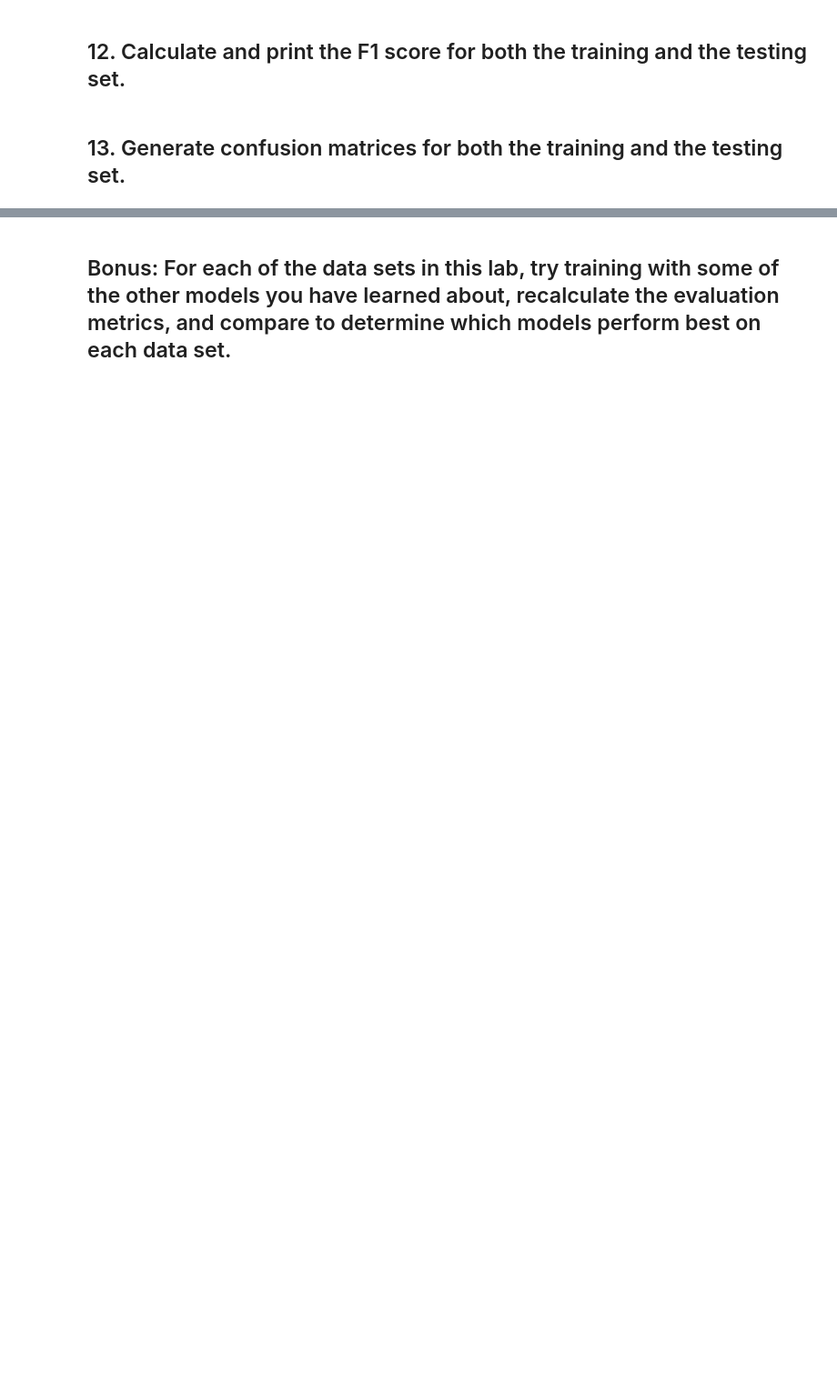
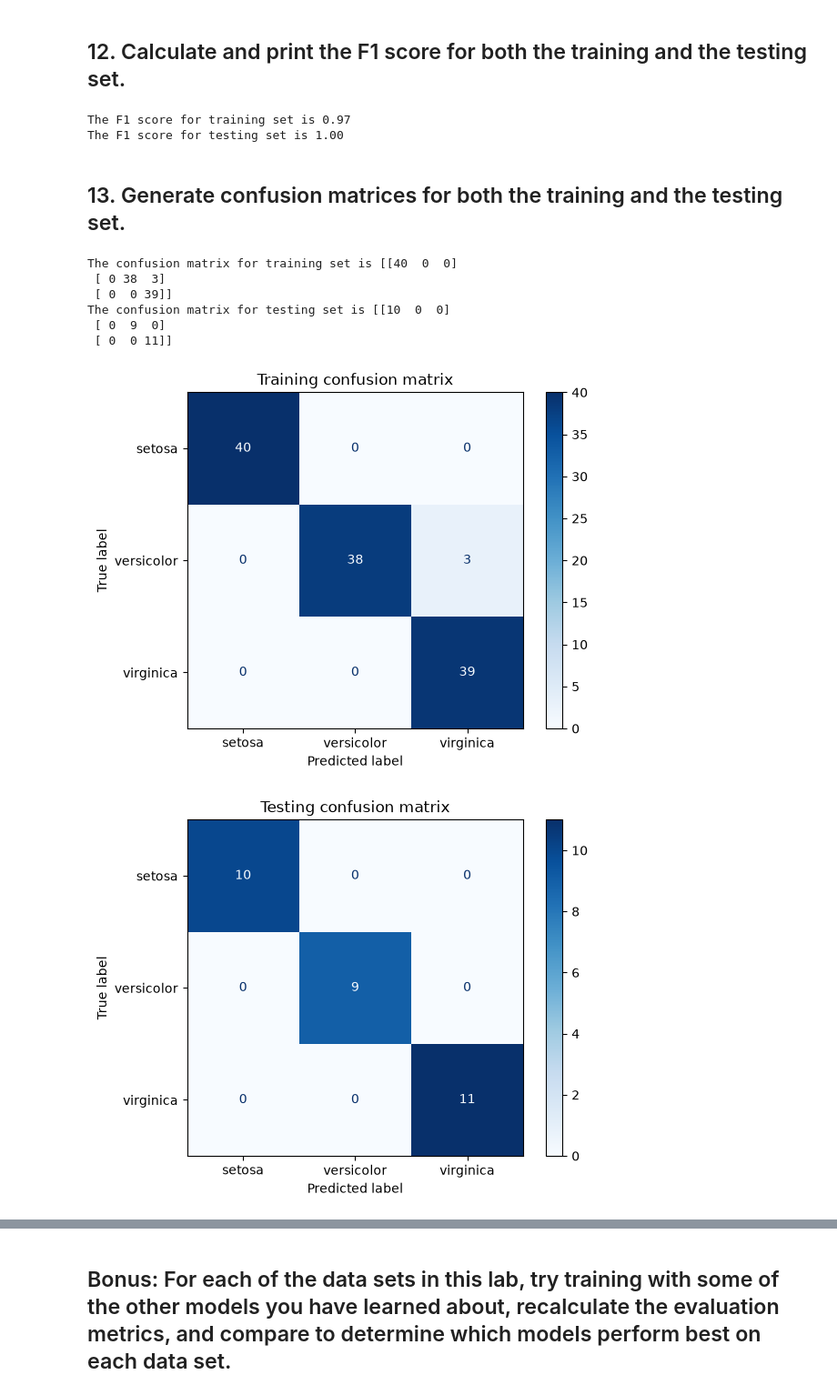
Before and after one commit to ironhack-labs/lab-supervised-learning-model-evaluation-en, a Jupyter notebook: your-code/main.ipynb, the cells around one changed output, grey strips where cells are left out. Shown at 91% size. Cells and saved outputs as stored; diff of their text form; code cells hidden in the pictures; blank space fills up the shorter version.

```diff
--- a/your-code/main.ipynb
+++ b/your-code/main.ipynb
@@ -71,4 +132,4 @@ The `MEDV` field represents the median value of owner-occupied homes (in $1000's
 ## Classification Model Evaluation
 # %%
 from sklearn.datasets import load_iris
-data = load_iris()
+flower_data = load_iris()
@@ -131,2 +216,4 @@ The `class` field represents the type of flower and is the target variable that
+# %%
+X_train, X_test, y_train, y_test = train_test_split(features, label, random_state= 42, test_size = 0.2)
 # %% [markdown]
 ## 7. Train a `LogisticRegression` model on this data set and generate predictions on both the training and the testing set.
@@ -135,2 +220,14 @@ The `class` field represents the type of flower and is the target variable that
+# %%
+from sklearn.linear_model import LogisticRegression
+
+flower_model = LogisticRegression() # initializing model
+
+flower_model.fit(X_train, y_train) # fitting model
+
+# predictions for training set
+y_train_pred = flower_model.predict(X_train)
+
+# predictions for testing set
+y_test_pred = flower_model.predict(X_test)
 # %% [markdown]
 ## 8. Calculate and print the accuracy score for both the training and the testing set.
@@ -155,2 +290,13 @@ The `class` field represents the type of flower and is the target variable that
+# %%
+F1_score_train = f1_score(y_train, y_train_pred, average = "weighted")
+
+print(f"The F1 score for training set is {F1_score_train:.2f}")
+
+F1_score_test = f1_score(y_test, y_test_pred, average = "weighted")
+
+print(f"The F1 score for testing set is {F1_score_test:.2f}")
+# %% [output]
+The F1 score for training set is 0.97
+The F1 score for testing set is 1.00
 # %% [markdown]
 ## 13. Generate confusion matrices for both the training and the testing set.
@@ -158,0 +303,35 @@ The `class` field represents the type of flower and is the target variable that
+# %%
+from sklearn.metrics import confusion_matrix
+
+cm_train = confusion_matrix(y_train, y_train_pred)
+print(f"The confusion matrix for training set is {cm_train}")
+
+cm_test = confusion_matrix(y_test, y_test_pred)
+print(f"The confusion matrix for testing set is {cm_test}")
+# %% [output]
+The confusion matrix for training set is [[40  0  0]
+ [ 0 38  3]
+ [ 0  0 39]]
+The confusion matrix for testing set is [[10  0  0]
+ [ 0  9  0]
+ [ 0  0 11]]
+# %%
+from sklearn.metrics import ConfusionMatrixDisplay
+import matplotlib.pyplot as plt
+
+# training confusion matrix
+
+ConfusionMatrixDisplay(confusion_matrix= cm_train, display_labels= flower_data.target_names).plot(cmap = "Blues")
+
+plt.title("Training confusion matrix")
+plt.show()
+
+# testing confusion matrix
+
+ConfusionMatrixDisplay(confusion_matrix= cm_test, display_labels = flower_data.target_names).plot(cmap = "Blues")
+
+plt.title("Testing confusion matrix")
+plt.show()
+# %% [output]
+[figure, added]
+[figure, added]
```
Also changed, not shown: parts of 56 cells of this notebook, 1 other file.
